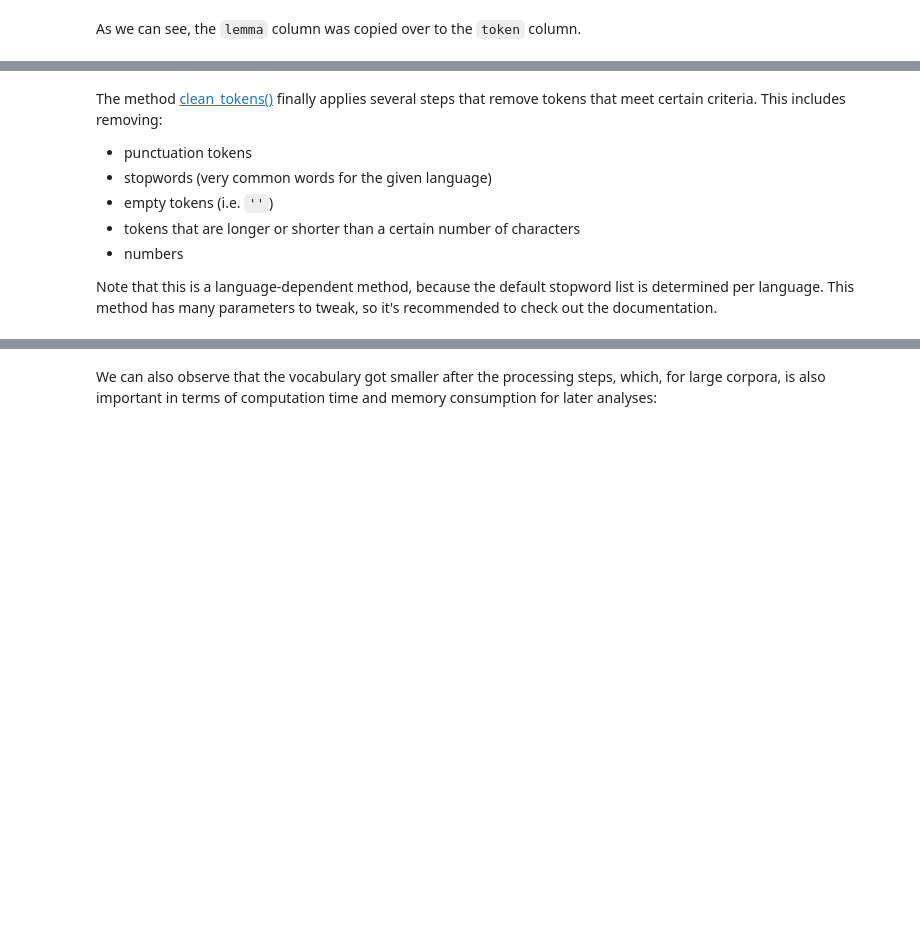
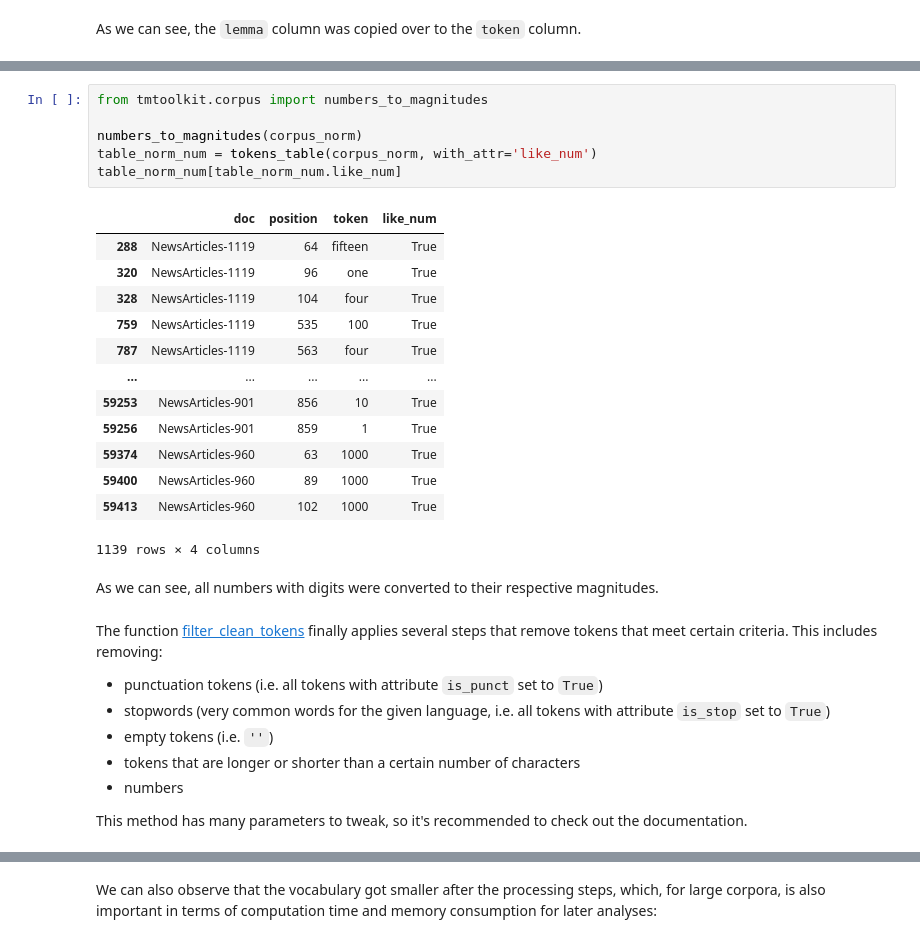
Before and after one commit to WZBSocialScienceCenter/tmtoolkit, a Jupyter notebook: doc/source/preprocessing.ipynb, the cells around one changed output, grey strips where cells are left out. Drawn from its saved outputs; the diff is of its cells as text; blank space fills up the shorter version.

```diff
--- a/doc/source/preprocessing.ipynb
+++ b/doc/source/preprocessing.ipynb
@@ -567,11 +675,33 @@ preproc.print_summary()
+# %%
+from tmtoolkit.corpus import numbers_to_magnitudes
+
+numbers_to_magnitudes(corpus_norm)
+table_norm_num = tokens_table(corpus_norm, with_attr='like_num')
+table_norm_num[table_norm_num.like_num]
+# %% [output]
+|  | doc | position | token | like_num |
+| 288 | NewsArticles-1119 | 64 | fifteen | True |
+| 320 | NewsArticles-1119 | 96 | one | True |
+| 328 | NewsArticles-1119 | 104 | four | True |
+| 759 | NewsArticles-1119 | 535 | 100 | True |
+| 787 | NewsArticles-1119 | 563 | four | True |
+| ... | ... | ... | ... | ... |
+| 59253 | NewsArticles-901 | 856 | 10 | True |
+| 59256 | NewsArticles-901 | 859 | 1 | True |
+| 59374 | NewsArticles-960 | 63 | 1000 | True |
+| 59400 | NewsArticles-960 | 89 | 1000 | True |
+| 59413 | NewsArticles-960 | 102 | 1000 | True |
+1139 rows × 4 columns
+# %% [markdown]
+As we can see, all numbers with digits were converted to their respective magnitudes.
 # %% [markdown]
-The method [clean_tokens()](api.rst#tmtoolkit.preprocess.TMPreproc.clean_tokens) finally applies several steps that remove tokens that meet certain criteria. This includes removing:
+The function [filter_clean_tokens](api.rst#tmtoolkit.preprocess.TMPreproc.clean_tokens) finally applies several steps that remove tokens that meet certain criteria. This includes removing:
 
-- punctuation tokens
-- stopwords (very common words for the given language)
+- punctuation tokens (i.e. all tokens with attribute `is_punct` set to `True`)
+- stopwords (very common words for the given language, i.e. all tokens with attribute `is_stop` set to `True`)
 - empty tokens (i.e. `''`)
 - tokens that are longer or shorter than a certain number of characters
 - numbers
 
-Note that this is a language-dependent method, because the default stopword list is determined per language. This method has many parameters to tweak, so it's recommended to check out the documentation.
+This method has many parameters to tweak, so it's recommended to check out the documentation.
 # %%
```
Also changed, not shown: parts of 39 cells of this notebook, 2 other files.
